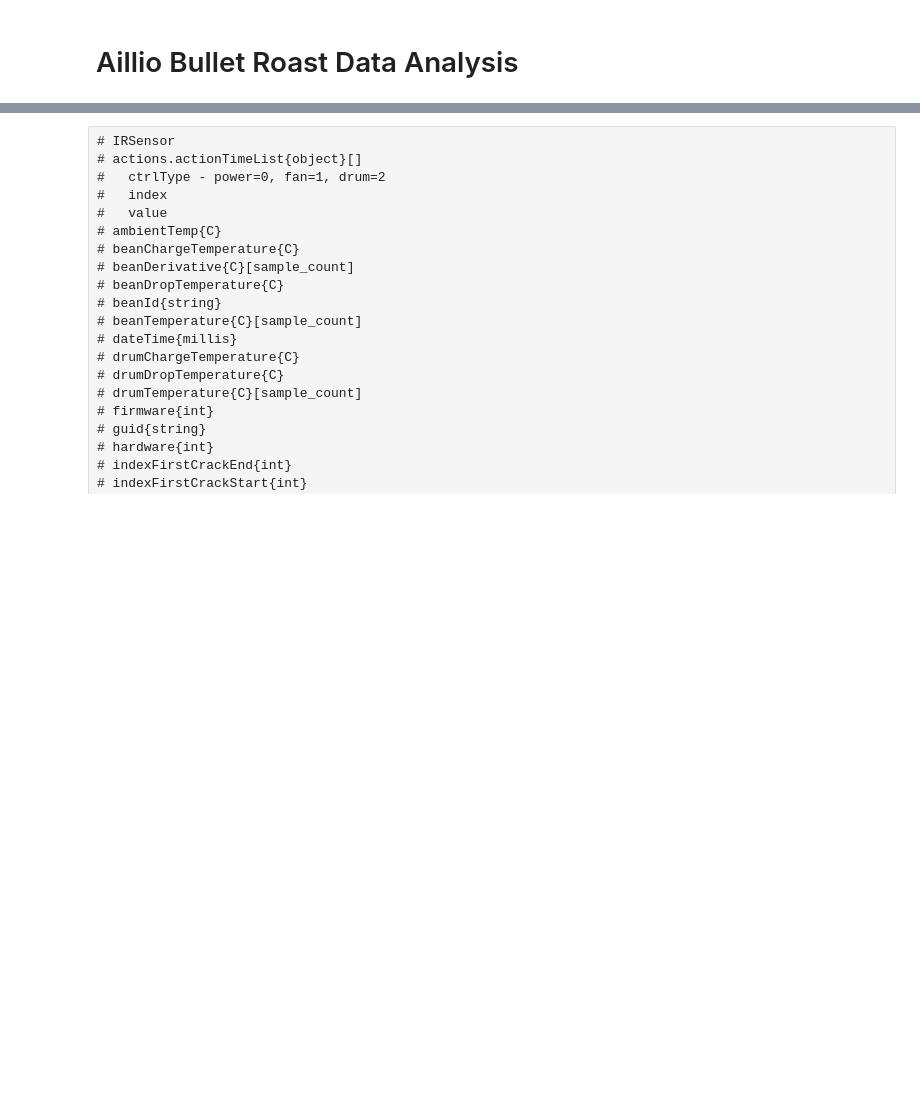
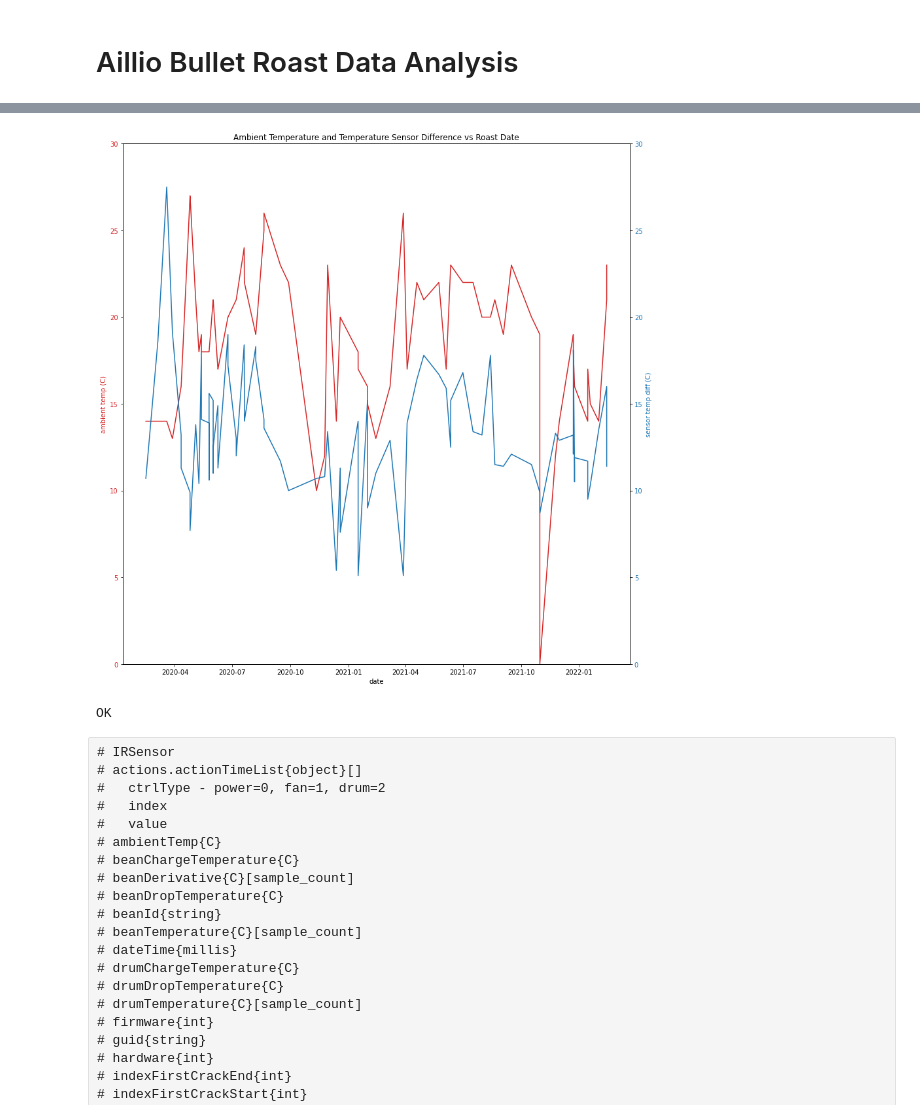
Before and after one commit to jglogan/roastime-data, a Jupyter notebook: roast-analysis.ipynb, the cells around one changed output, grey strips where cells are left out. Saved outputs shown, nothing was run; the diff lists cells and outputs as text; code cells hidden in the pictures; blank space fills up the shorter version.

```diff
--- a/roast-analysis.ipynb
+++ b/roast-analysis.ipynb
@@ -164,3 +189,29 @@ OK
+# %%
+roast_dates = pd.to_datetime(roasts['dateTime'],unit='ms')
+
+fig, ax_temp = plt.subplots(figsize=(12, 12))
+ax_temp.set_title(f'Ambient Temperature and Temperature Sensor Difference vs Roast Date')
+
+color_ambient = 'tab:red'
+ax_temp.set_xlabel('date')
+ax_temp.set_ylabel('ambient temp (C)', color=color_ambient)
+ax_temp.set_ylim((0, 30))
+ax_temp.plot(roast_dates, roasts['ambient'], color=color_ambient)
+ax_temp.tick_params(axis='y', labelcolor=color_ambient)
+
+ax_rate = ax_temp.twinx()
+color_delta = 'tab:blue'
+ax_rate.set_ylabel('sensor temp diff (C)', color=color_delta)
+ax_rate.set_ylim((0, 30))
+ax_rate.plot(roast_dates, roasts['delta'], color=color_delta)
+ax_rate.tick_params(axis='y', labelcolor=color_delta)
+
+fig.tight_layout()  # otherwise the right y-label is slightly clipped
+plt.show()
+print('OK')
+# %% [output]
+[figure, added]
+OK
 # %% [raw]
 # IRSensor
 # actions.actionTimeList{object}[]
```
Also changed, not shown: parts of 4 cells of this notebook.
